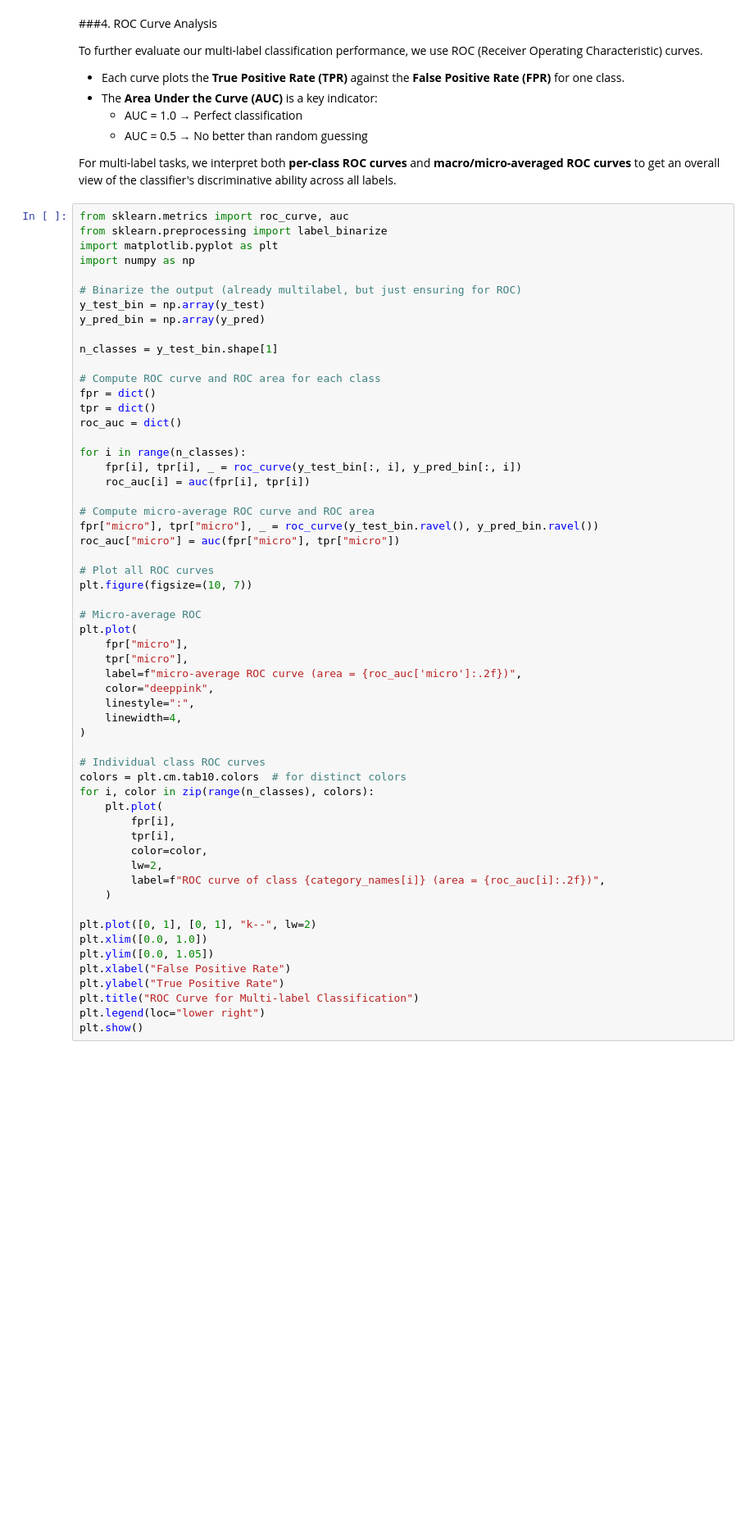
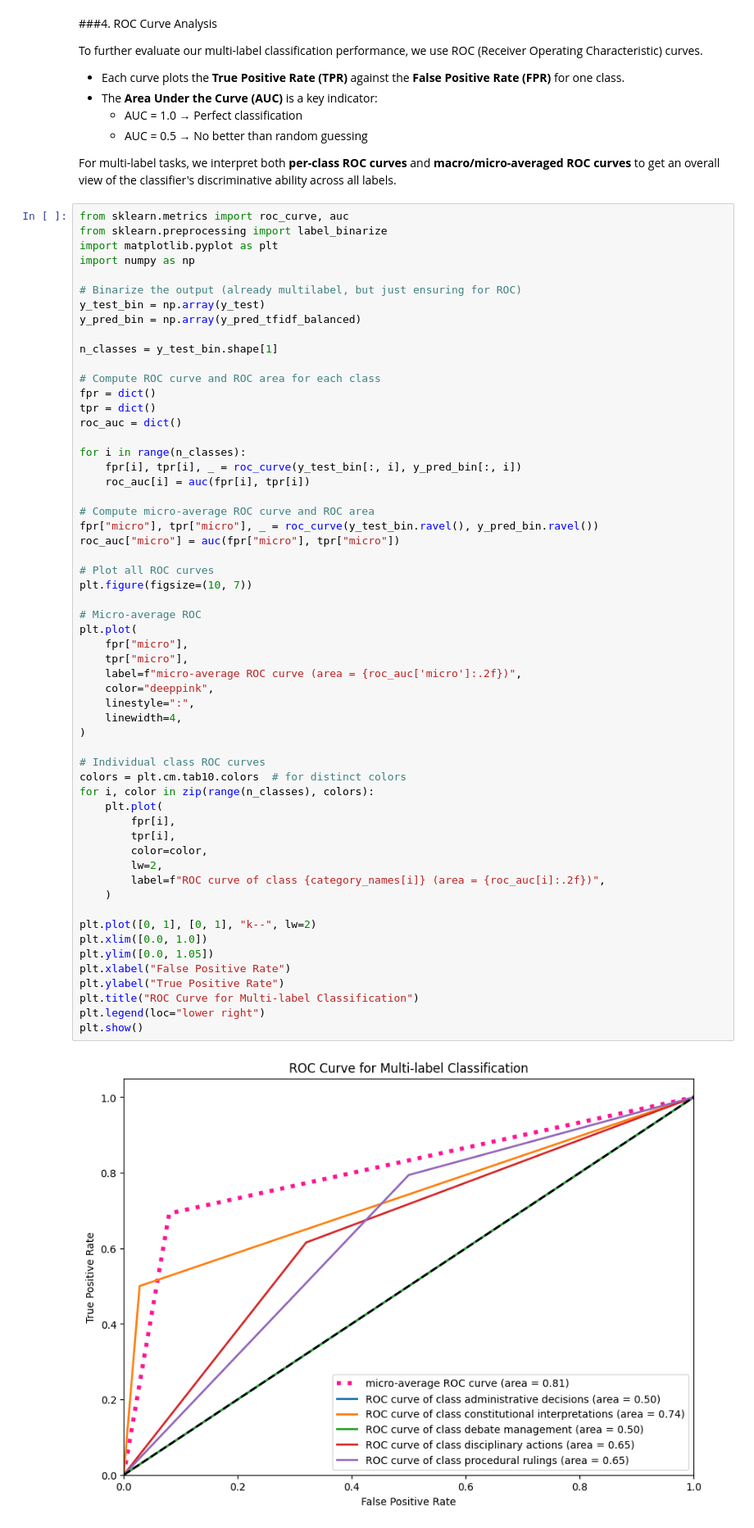
Before and after one commit to MungeliDeli/speaker-ruling-classification, a Jupyter notebook: Project_Classifier(Speakers_Rullings).ipynb, the cells around one changed output. Shown: that part at 82% size. Drawn from its saved outputs; the diff is of its cells as text; blank space fills up the shorter version.

```diff
--- a/Project_Classifier(Speakers_Rullings).ipynb
+++ b/Project_Classifier(Speakers_Rullings).ipynb
@@ -1183,7 +1184,7 @@ import numpy as np
 
 # Binarize the output (already multilabel, but just ensuring for ROC)
 y_test_bin = np.array(y_test)
-y_pred_bin = np.array(y_pred)
+y_pred_bin = np.array(y_pred_tfidf_balanced)
 
 n_classes = y_test_bin.shape[1]
 
@@ -1205,33 +1206,35 @@ plt.figure(figsize=(10, 7))
 
 # Micro-average ROC
 plt.plot(
     fpr["micro"],
     tpr["micro"],
     label=f"micro-average ROC curve (area = {roc_auc['micro']:.2f})",
     color="deeppink",
     linestyle=":",
     linewidth=4,
 )
 
 # Individual class ROC curves
 colors = plt.cm.tab10.colors  # for distinct colors
 for i, color in zip(range(n_classes), colors):
     plt.plot(
         fpr[i],
         tpr[i],
         color=color,
         lw=2,
         label=f"ROC curve of class {category_names[i]} (area = {roc_auc[i]:.2f})",
     )
 
 plt.plot([0, 1], [0, 1], "k--", lw=2)
 plt.xlim([0.0, 1.0])
 plt.ylim([0.0, 1.05])
 plt.xlabel("False Positive Rate")
 plt.ylabel("True Positive Rate")
 plt.title("ROC Curve for Multi-label Classification")
 plt.legend(loc="lower right")
 plt.show()
+# %% [output]
+[figure, added]
 # %% [markdown]
 
 
```
Also changed, not shown: parts of 34 cells of this notebook.
